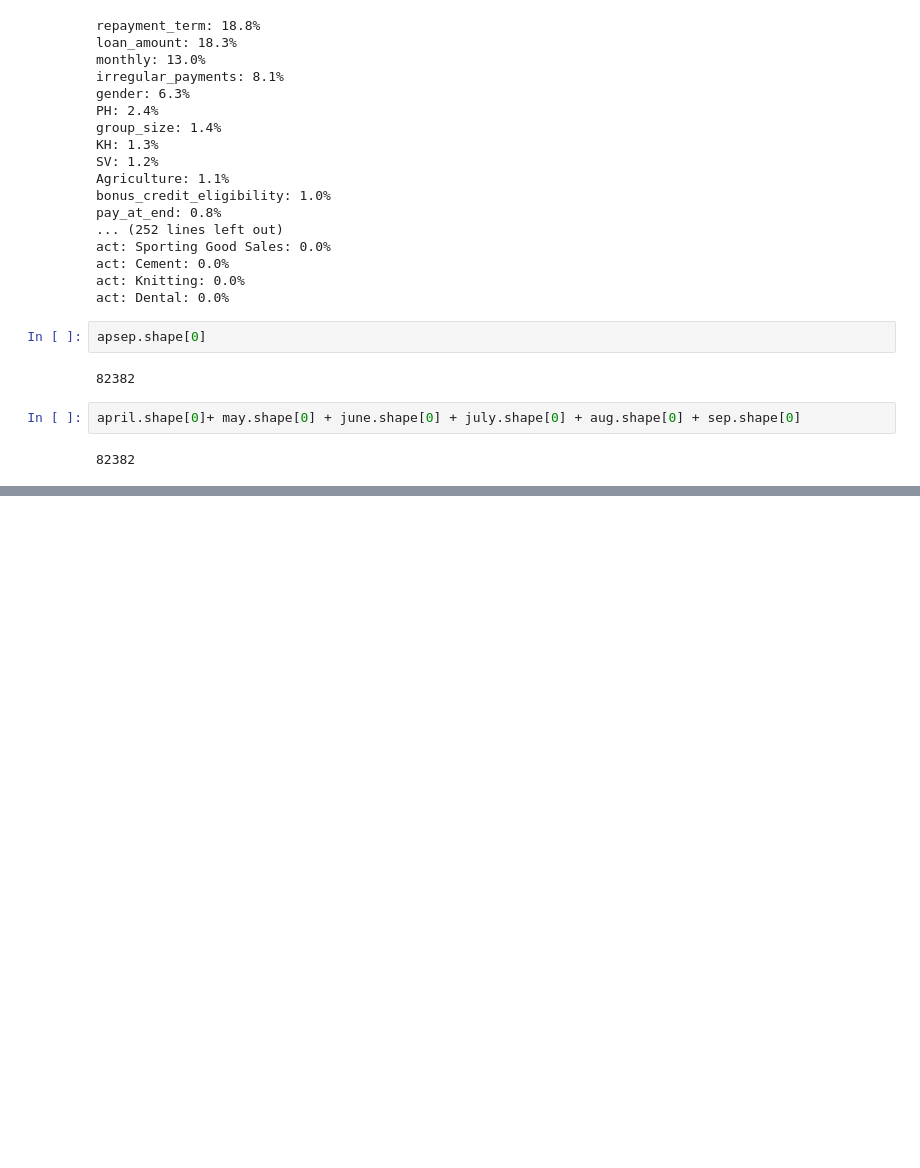
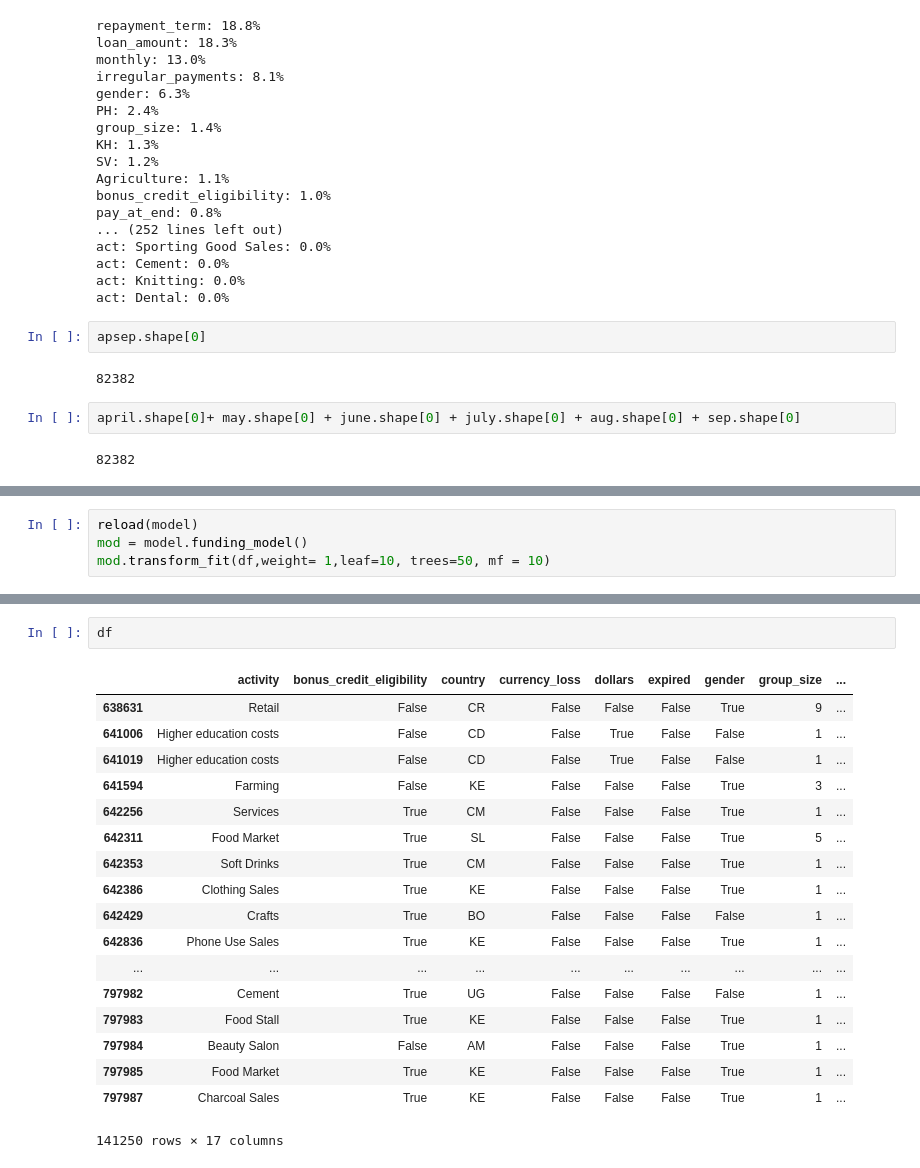
Before and after one commit to mattlichti/kiva-funding, a Jupyter notebook: model_tuning.ipynb, the cells around one changed output, grey strips where cells are left out. Drawn from its saved outputs; the diff is of its cells as text; blank space fills up the shorter version.

Commit message:
finished model, just need cleanup

```diff
--- a/model_tuning.ipynb
+++ b/model_tuning.ipynb
@@ -2126,0 +2264,4 @@ recall: 0.9585 precision: 0.274
+# %%
+reload(model)
+mod = model.funding_model()
+mod.transform_fit(df,weight= 1,leaf=10, trees=50, mf = 10)
@@ -2126,0 +2296,21 @@ recall: 0.9585 precision: 0.274
+# %%
+df
+# %% [output]
+|  | activity | bonus_credit_eligibility | country | currency_loss | dollars | expired | gender | group_size | ... |
+| 638631 | Retail | False | CR | False | False | False | True | 9 | ... |
+| 641006 | Higher education costs | False | CD | False | True | False | False | 1 | ... |
+| 641019 | Higher education costs | False | CD | False | True | False | False | 1 | ... |
+| 641594 | Farming | False | KE | False | False | False | True | 3 | ... |
+| 642256 | Services | True | CM | False | False | False | True | 1 | ... |
+| 642311 | Food Market | True | SL | False | False | False | True | 5 | ... |
+| 642353 | Soft Drinks | True | CM | False | False | False | True | 1 | ... |
+| 642386 | Clothing Sales | True | KE | False | False | False | True | 1 | ... |
+| 642429 | Crafts | True | BO | False | False | False | False | 1 | ... |
+| 642836 | Phone Use Sales | True | KE | False | False | False | True | 1 | ... |
+| ... | ... | ... | ... | ... | ... | ... | ... | ... | ... |
+| 797982 | Cement | True | UG | False | False | False | False | 1 | ... |
+| 797983 | Food Stall | True | KE | False | False | False | True | 1 | ... |
+| 797984 | Beauty Salon | False | AM | False | False | False | True | 1 | ... |
+| 797985 | Food Market | True | KE | False | False | False | True | 1 | ... |
+| 797987 | Charcoal Sales | True | KE | False | False | False | True | 1 | ... |
+141250 rows × 17 columns
```
Also changed, not shown: parts of 41 cells of this notebook, 1 other file.
